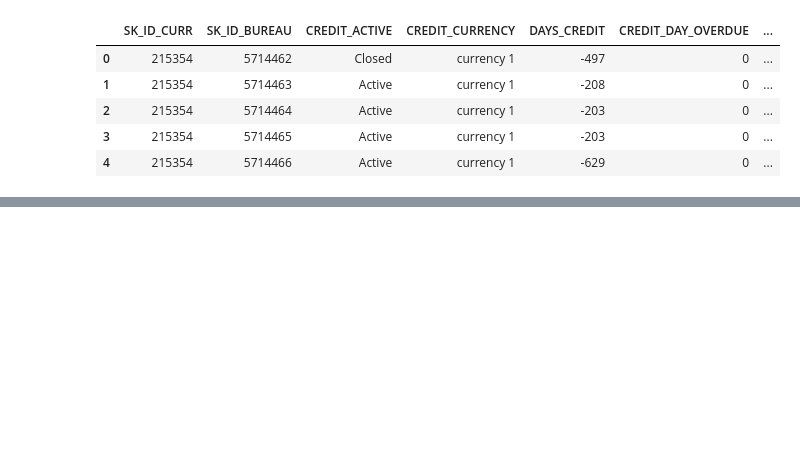
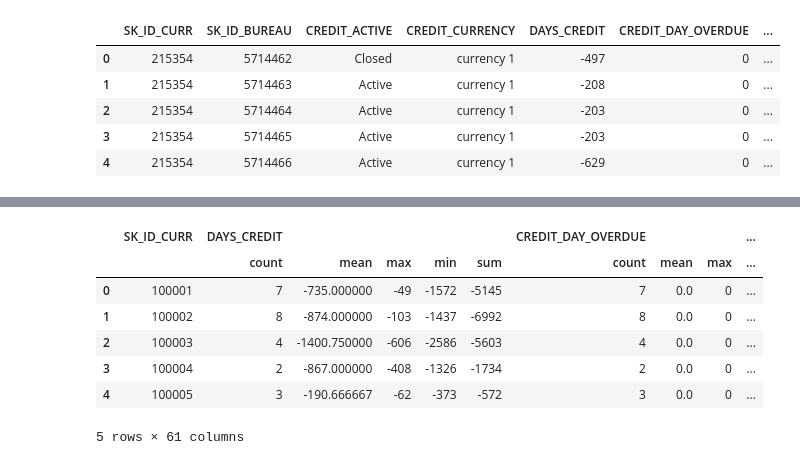
Before and after one commit to jhk990602/datapractice, a Jupyter notebook: Introduction_to_Manual_Feature_Engineering_1.ipynb, the cells around one changed output, grey strips where cells are left out. Saved outputs shown, nothing was run; the diff lists cells and outputs as text; code cells hidden in the pictures; blank space fills up the shorter version.

```diff
--- a/Introduction_to_Manual_Feature_Engineering_1.ipynb
+++ b/Introduction_to_Manual_Feature_Engineering_1.ipynb
@@ -27,0 +94,13 @@ bureau.head()
+# %%
+#Group by the client id, calculate aggregation statistics
+bureau_agg = bureau.drop(columns = ['SK_ID_BUREAU']).groupby('SK_ID_CURR', as_index=False).agg(['count','mean','max','min','sum']).reset_index()
+bureau_agg.head()
+# %% [output]
+|  | SK_ID_CURR | DAYS_CREDIT |  |  |  |  | CREDIT_DAY_OVERDUE |  |  | ... |
+|  |  | count | mean | max | min | sum | count | mean | max | ... |
+| 0 | 100001 | 7 | -735.000000 | -49 | -1572 | -5145 | 7 | 0.0 | 0 | ... |
+| 1 | 100002 | 8 | -874.000000 | -103 | -1437 | -6992 | 8 | 0.0 | 0 | ... |
+| 2 | 100003 | 4 | -1400.750000 | -606 | -2586 | -5603 | 4 | 0.0 | 0 | ... |
+| 3 | 100004 | 2 | -867.000000 | -408 | -1326 | -1734 | 2 | 0.0 | 0 | ... |
+| 4 | 100005 | 3 | -190.666667 | -62 | -373 | -572 | 3 | 0.0 | 0 | ... |
+5 rows × 61 columns
```
Also changed, not shown: parts of 6 cells of this notebook.
